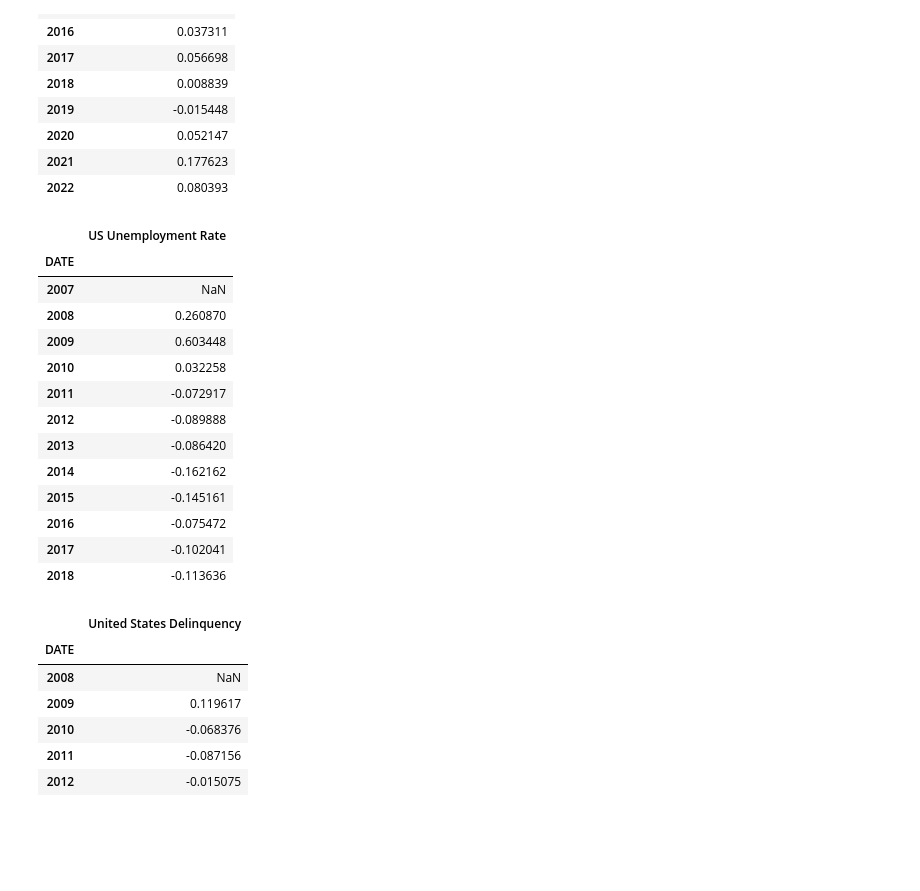
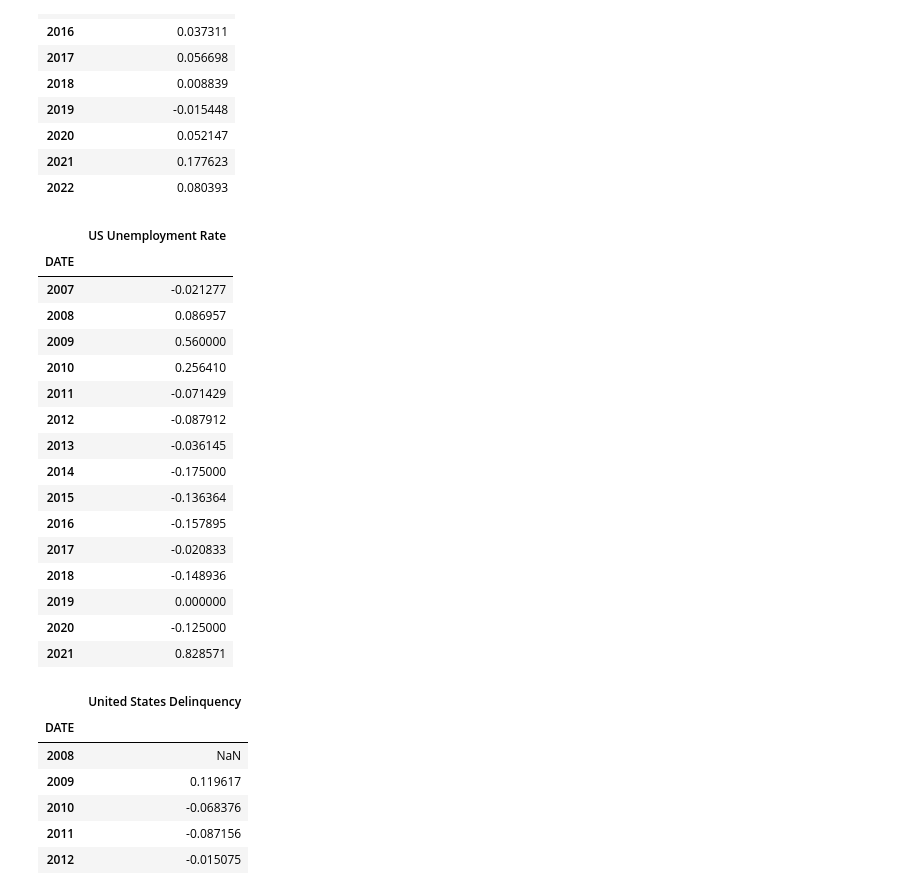
Before and after one commit to seldomwind/realestatemarketanalysis, a Jupyter notebook: Real_Estate_Analysis/Resources/Importandclean.ipynb, the cells around one changed output. Cells and saved outputs as stored; diff of their text form; code cells hidden in the pictures; blank space fills up the shorter version.

```diff
--- a/Real_Estate_Analysis/Resources/Importandclean.ipynb
+++ b/Real_Estate_Analysis/Resources/Importandclean.ipynb
@@ -72,31 +72,38 @@ med_sale_final
 # %%
 # Setting Unemployment Rate DataFrame
 
-employment_csv = Path("employment.csv")
+employment_csv = Path("Unemployment rate.csv")
 employment_rate_csv = pd.read_csv(employment_csv, parse_dates = True,  infer_datetime_format= True )
-employment_rate_csv = employment_rate_csv.drop(employment_rate_csv.index[0:27])
-employment_rate_csv = employment_rate_csv.rename(columns = {'Year' : 'DATE'})
+
 employment_rate_csv = employment_rate_csv.set_index("DATE")
-national_employment = employment_rate_csv["United States"]
-national_employment_pct = national_employment.pct_change()
-national_employment_2 = national_employment_pct.to_frame()
-national_employment_final = national_employment_2.rename(columns = {'United States' : 'US Unemployment Rate'})
-national_employment_final
+employment_rate_csv = employment_rate_csv.iloc[:,0]
+employment_rate_csv=employment_rate_csv.to_frame()
+employment_rate_csv.sort_index(ascending = True, inplace =True)
+employment_rate_csv.index = pd.to_datetime(employment_rate_csv.index).year
+employment_rate_final = employment_rate_pct.drop(employment_rate_csv.index[0:8])
+employment_rate_csv['US Unemployment Rate']= employment_rate_csv['US Unemployment Rate'].str.replace('%','')
+employment_rate_csv['US Unemployment Rate']= employment_rate_csv['US Unemployment Rate'].astype('float')
+employment_rate_pct = employment_rate_csv.pct_change()
+employment_rate_final = employment_rate_pct.drop(employment_rate_csv.index[0:8])
+employment_rate_final
 # %% [output]
 |  | US Unemployment Rate |
 | DATE |  |
-| 2007 | NaN |
-| 2008 | 0.260870 |
-| 2009 | 0.603448 |
-| 2010 | 0.032258 |
-| 2011 | -0.072917 |
-| 2012 | -0.089888 |
-| 2013 | -0.086420 |
-| 2014 | -0.162162 |
-| 2015 | -0.145161 |
-| 2016 | -0.075472 |
-| 2017 | -0.102041 |
-| 2018 | -0.113636 |
+| 2007 | -0.021277 |
+| 2008 | 0.086957 |
+| 2009 | 0.560000 |
+| 2010 | 0.256410 |
+| 2011 | -0.071429 |
+| 2012 | -0.087912 |
+| 2013 | -0.036145 |
+| 2014 | -0.175000 |
+| 2015 | -0.136364 |
+| 2016 | -0.157895 |
+| 2017 | -0.020833 |
+| 2018 | -0.148936 |
+| 2019 | 0.000000 |
+| 2020 | -0.125000 |
+| 2021 | 0.828571 |
 # %%
 # Setting Delinquency Rate DataFrame
 
```
Also changed, not shown: parts of 3 cells of this notebook, 5 other files.
